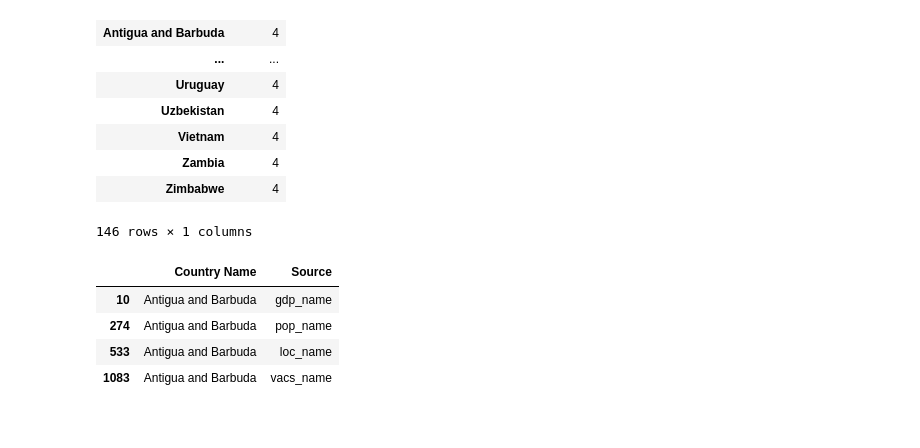
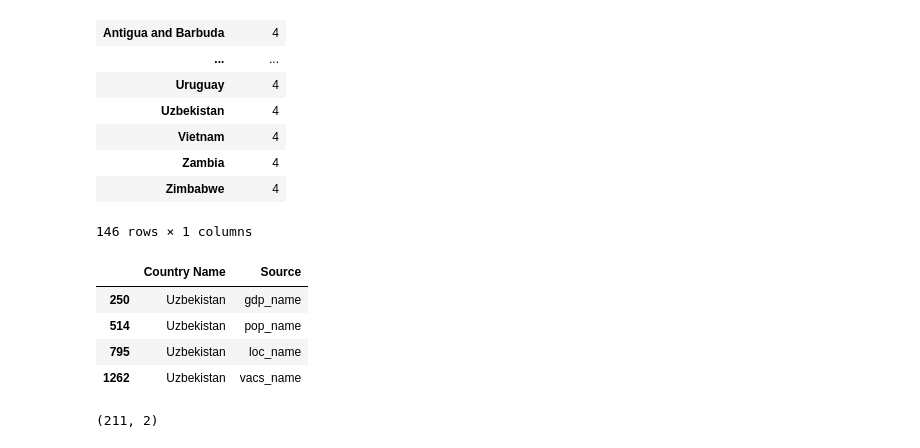
Before and after one commit to makbarish/Grp5_Project1_Covid19, a Jupyter notebook: Julio/gdp-pop_merge.ipynb, the cells around one changed output. Drawn from its saved outputs; the diff is of its cells as text; code cells hidden in the pictures.

```diff
--- a/Julio/gdp-pop_merge.ipynb
+++ b/Julio/gdp-pop_merge.ipynb
@@ -423,11 +423,55 @@ country1.loc[country1["Source"] == 4]
 146 rows × 1 columns
 # %%
 #country name changes needed
-search = country_name_nan["Country Name"].str.contains("arbud")
+search = country_name_nan["Country Name"].str.contains("zbeki")
 country_name_nan[search]
 # %% [output]
 |  | Country Name | Source |
-| 10 | Antigua and Barbuda | gdp_name |
-| 274 | Antigua and Barbuda | pop_name |
-| 533 | Antigua and Barbuda | loc_name |
-| 1083 | Antigua and Barbuda | vacs_name |
+| 250 | Uzbekistan | gdp_name |
+| 514 | Uzbekistan | pop_name |
+| 795 | Uzbekistan | loc_name |
+| 1262 | Uzbekistan | vacs_name |
+# %%
+#administered vacs
+#vacs_raw_df.head()
+vacs_country_v = []
+vacs_fully_v = []
+vacs_date_v = []
+counterv= len(vacs_raw_df["country"])
+#print(counterv)
+
+#for i in np.arange(counterv):
+vacs_country_v = vacs_raw_df["country"].tolist()
+#    vacs_country_v.append(country_v)
+vacs_fully_v = vacs_raw_df["people_fully_vaccinated"].tolist()
+#    vacs_fully_v.append(fully_v)
+vacs_date_v = vacs_raw_df["date"].tolist()
+#    vacs_date_v.append(vacs_date_v)
+
+vacs_full_df = pd.DataFrame({"Country": vacs_country_v,
+                            "Fully Vaccinated": vacs_fully_v,
+                            "Date Reported": vacs_date_v
+                            })
+
+#vacs_full_df.head()
+counterf=len(vacs_full_df["Country"])
+#print(counterf)
+#vacs_full_gb_df = vacs_full_df.groupby(["Country"])["Fully Vaccinated"].max()
+#vacs_full_gb_df
+countryf = vacs_full_df.groupby(["Country"]).count()
+#countryf["Fully Vaccinated"].max()
+country_fl = countryf.index.tolist()
+#country_fl
+countryfmx = vacs_full_df.groupby(["Country"])
+vacs_fmx = countryfmx["Fully Vaccinated"].max()
+vacs_fmx_l = vacs_fmx.tolist()
+#vacs_fmx_l
+#vacs_raw_df.head()
+#vacs_fmx
+reported_vacs = pd.DataFrame({"Country": country_fl,
+                             "Reported Full Vacs": vacs_fmx_l
+                             })
+reported_vacs["Reported Full Vacs"]=reported_vacs["Reported Full Vacs"].fillna(0)
+reported_vacs.shape
+# %% [output]
+(211, 2)
```
Also changed, not shown: parts of 3 cells of this notebook.
